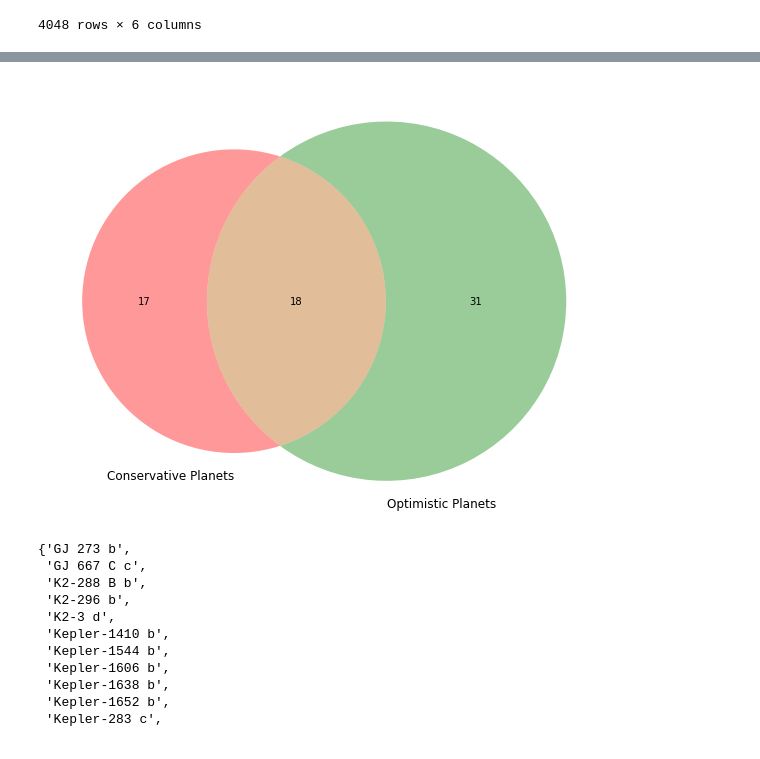
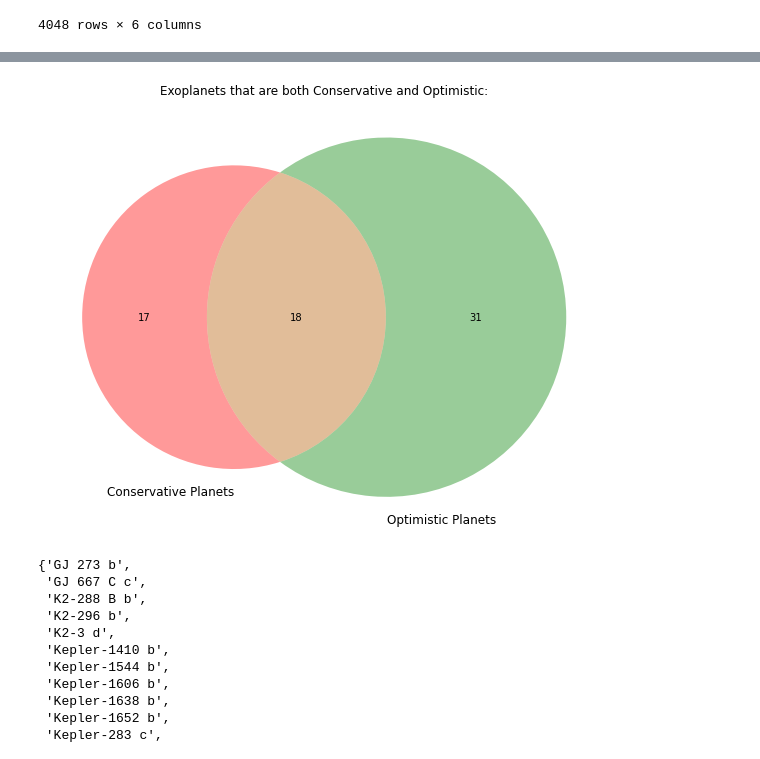
Before and after one commit to Saahil87/2021Fall_finals, a Jupyter notebook: visualizations.ipynb, the cells around one changed output, grey strips where cells are left out. Drawn from its saved outputs; the diff is of its cells as text; code cells hidden in the pictures.

```diff
--- a/visualizations.ipynb
+++ b/visualizations.ipynb
@@ -68,13 +69,14 @@ planets_in_habitable_zone[['P_NAME',
 197 rows × 7 columns
 # %%
 plt.figure(figsize=(10,10))
+plt.title('Exoplanets that are both Conservative and Optimistic:')
 venn2([set(da.identify_habitability_type(planets_in_habitable_zone)[0]['P_NAME'].to_list()),
        set(da.identify_habitability_type(planets_in_habitable_zone)[1]['P_NAME'].to_list())],
        set_labels=('Conservative Planets', 'Optimistic Planets')
      )
 plt.show()
 # %% [output]
-[figure, old version]
+[figure, new version]
 # %%
 set(da.identify_habitability_type(planets_in_habitable_zone)[0]['P_NAME'].to_list()).intersection(
 set(da.identify_habitability_type(planets_in_habitable_zone)[1]['P_NAME'].to_list()))
```
Also changed, not shown: parts of 6 cells of this notebook.
